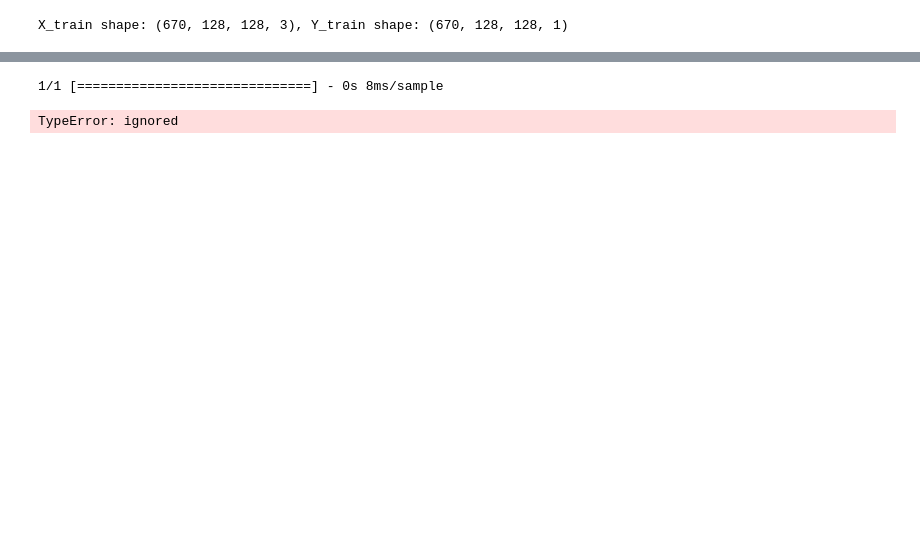
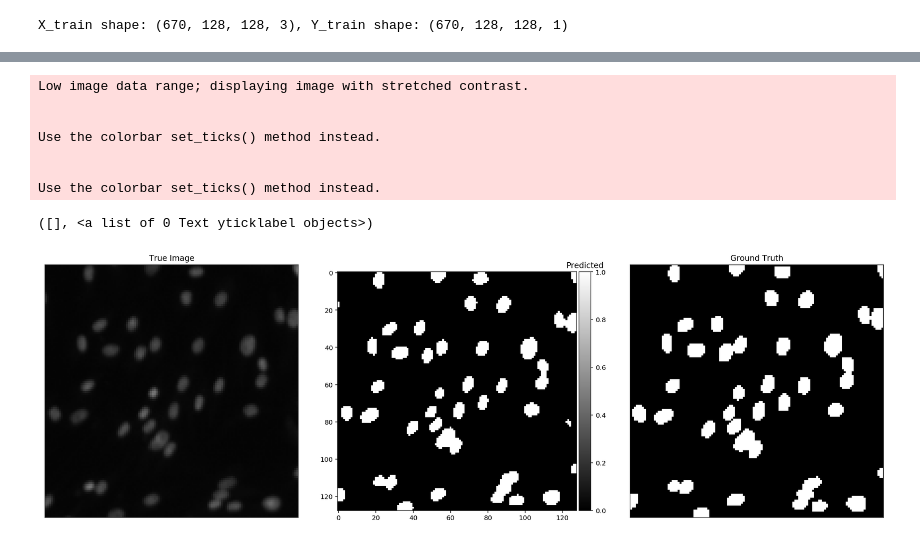
Before and after one commit to sourcecode369/TensorFlow-2.0, a Jupyter notebook: tensorflow_2.0_docs/TensorFlow Core/Tutorials/Images/Image Segmentation/Kaggle_Nuclei_Image_Segmentation.ipynb, the cells around one changed output, grey strips where cells are left out. Saved outputs shown, nothing was run; the diff lists cells and outputs as text; code cells hidden in the pictures; blank space fills up the shorter version.

```diff
--- a/tensorflow_2.0_docs/TensorFlow Core/Tutorials/Images/Image Segmentation/Kaggle_Nuclei_Image_Segmentation.ipynb
+++ b/tensorflow_2.0_docs/TensorFlow Core/Tutorials/Images/Image Segmentation/Kaggle_Nuclei_Image_Segmentation.ipynb
@@ -238,9 +235,10 @@ checkpoint_path = "{epoch}_unet_checkpoint.h5"
 # %%
-cp_callback = tf.keras.callbacks.ModelCheckpoint(checkpoint_path,
+weight_path = "{}_weights.best.hdf5".format('nuclei')
+cp_callback = tf.keras.callbacks.ModelCheckpoint(weight_path,
                                                 save_weights_only=True,
                                                 save_best_only=True,
                                                 verbose=1,
-                                                monitor="val_acc")
+                                                monitor="val_loss")
 
 es_callback = tf.keras.callbacks.EarlyStopping(monitor="val_loss", patience=5,verbose=1)
 
@@ -263,7 +261,7 @@ callbacks = [
              lr_callback
         ]
 # %%
-model.fit(x_train,
+history = model.fit(x_train,
           y_train,
           validation_split=0.1,
           batch_size=16,
@@ -292,18 +336,41 @@ Epoch 00015: early stopping
 # %%
 import random
-idx = random.randint(0, len(x_train))
+
+idx = random.randint(0, len(x_train)-1)
+
 x=np.array(x_train[idx])
+
 x=np.expand_dims(x, axis=0)
-predict = model.predict(x, verbose=1)
+
+predict = model.predict(x, verbose=0)
 
 predict = (predict > 0.5).astype(np.uint8)
+plt.figure(figsize=(18,16))
 
-imshow(np.squeeze(predict[0]))
-plt.show()
+plt.subplot(1,3,1)
+imshow(x_train[idx])
+plt.title("True Image")
+plt.xticks([])
+plt.yticks([])
 
-imshow(x_train[idx])
+plt.subplot(1,3,2)
+imshow(np.squeeze(predict[0]),cmap='gray')
+plt.title("Predicted")
+plt.xticks([])
+plt.yticks([])
 
-plt.show()
+plt.subplot(1,3,3)
+imshow(np.squeeze(y_train[idx]))
+plt.title("Ground Truth")
+plt.xticks([])
+plt.yticks([])
 # %% [output]
-1/1 [==============================] - 0s 8ms/sample
+Low image data range; displaying image with stretched contrast.
+
+
+Use the colorbar set_ticks() method instead.
+
+
+Use the colorbar set_ticks() method instead.
-TypeError: ignored
+([], <a list of 0 Text yticklabel objects>)
+[figure, added]
```
Also changed, not shown: parts of 11 cells of this notebook.
